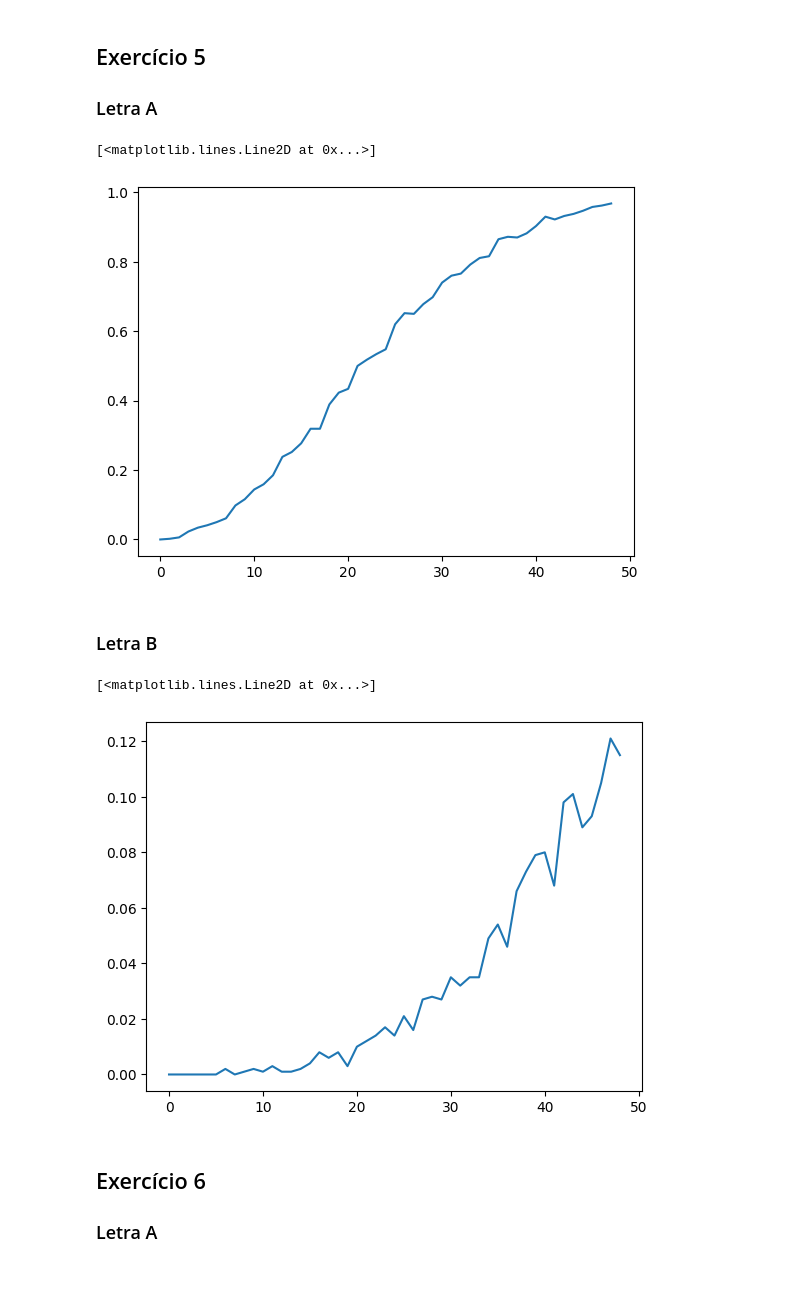
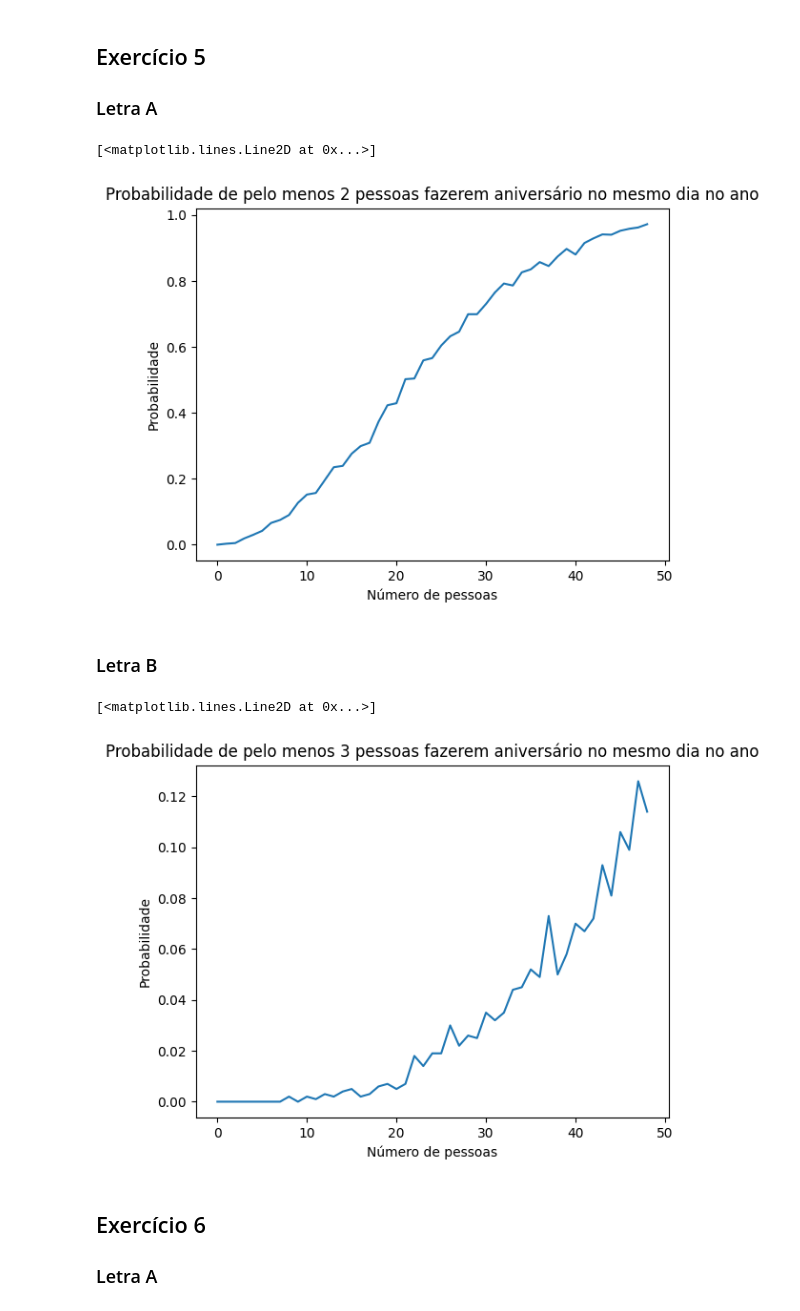
Before and after one commit to guilhermehalvescode/UFU-BCC, a Jupyter notebook: 6p/ms/listas/Lista1.ipynb, the cells around one changed output. Cells and saved outputs as stored; diff of their text form; code cells hidden in the pictures; blank space fills up the shorter version.

```diff
--- a/6p/ms/listas/Lista1.ipynb
+++ b/6p/ms/listas/Lista1.ipynb
@@ -148,21 +148,29 @@ print(totalComAmbosH / totalComPeloMenosUmH)
 # %%
 def experiment(n, size = 2):
     nivers = np.array([0 for _ in range(0, 365)])
 
     for _ in range(n):
         nivers[np.random.randint(365)] += 1
 
     return np.count_nonzero(nivers >= size) > 0
 
 results = []
 for i in range(1, 50):
     value = experimentMeans(lambda: experiment(i), 1000)
     results.append(value)
 
-plt.plot(results)
+plt.axes().set(
+    xlabel='Número de pessoas',
+    ylabel='Probabilidade',
+    title='Probabilidade de pelo menos 2 pessoas fazerem aniversário no mesmo dia no ano'
+)
+
+plt.plot(
+    results
+)
 # %% [output]
 [<matplotlib.lines.Line2D at 0x...>]
-[figure, old version]
+[figure, new version]
 # %% [markdown]
 ### Letra B
 # %%
@@ -170,10 +178,16 @@ results = []
 for i in range(1, 50):
     results.append(experimentMeans(lambda: experiment(i, 3), 1000))
 
+plt.axes().set(
+    xlabel='Número de pessoas',
+    ylabel='Probabilidade',
+    title='Probabilidade de pelo menos 3 pessoas fazerem aniversário no mesmo dia no ano'
+)
+
 plt.plot(results)
 # %% [output]
 [<matplotlib.lines.Line2D at 0x...>]
-[figure, old version]
+[figure, new version]
 # %% [markdown]
 ## Exercício 6
 
```
Also changed, not shown: parts of 6 cells of this notebook.
